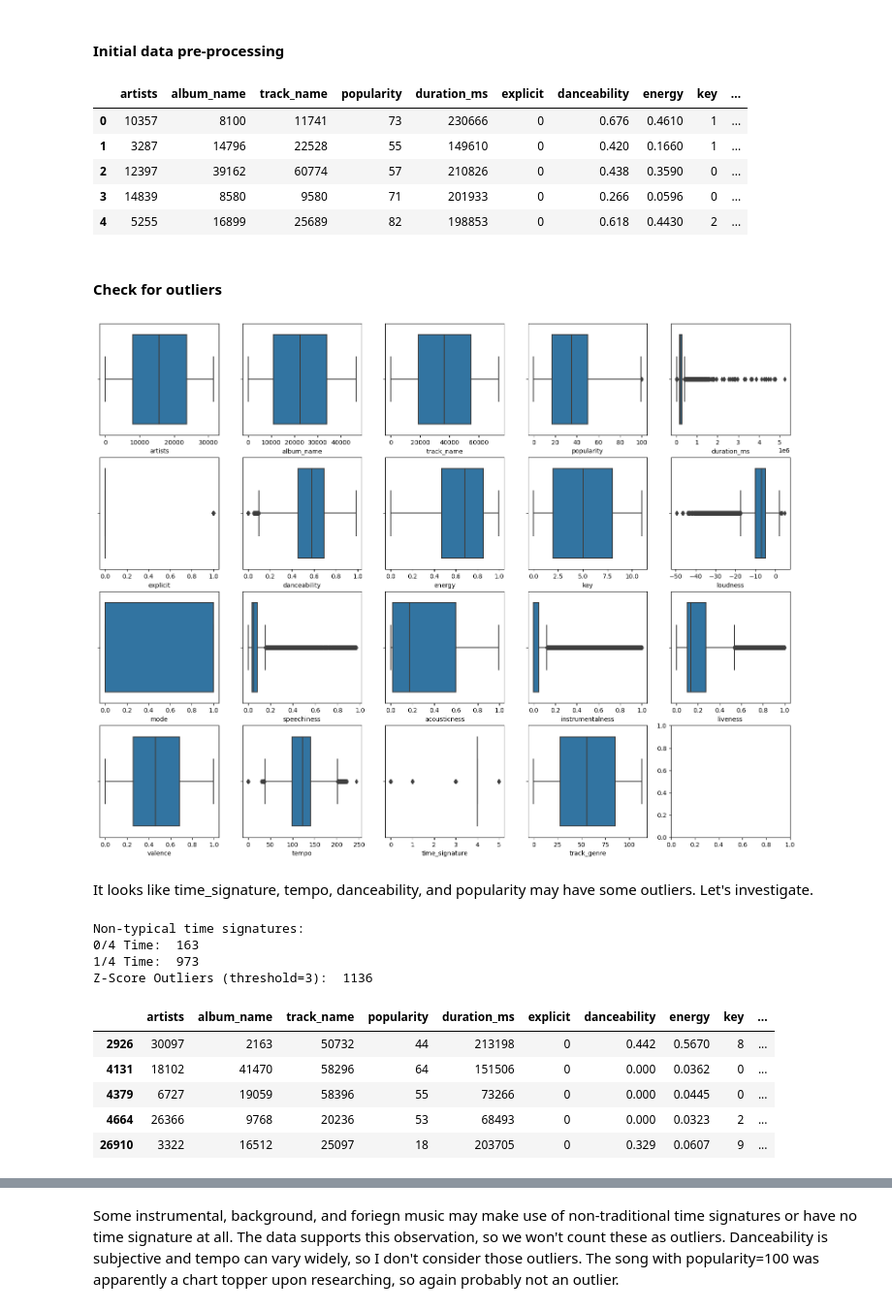
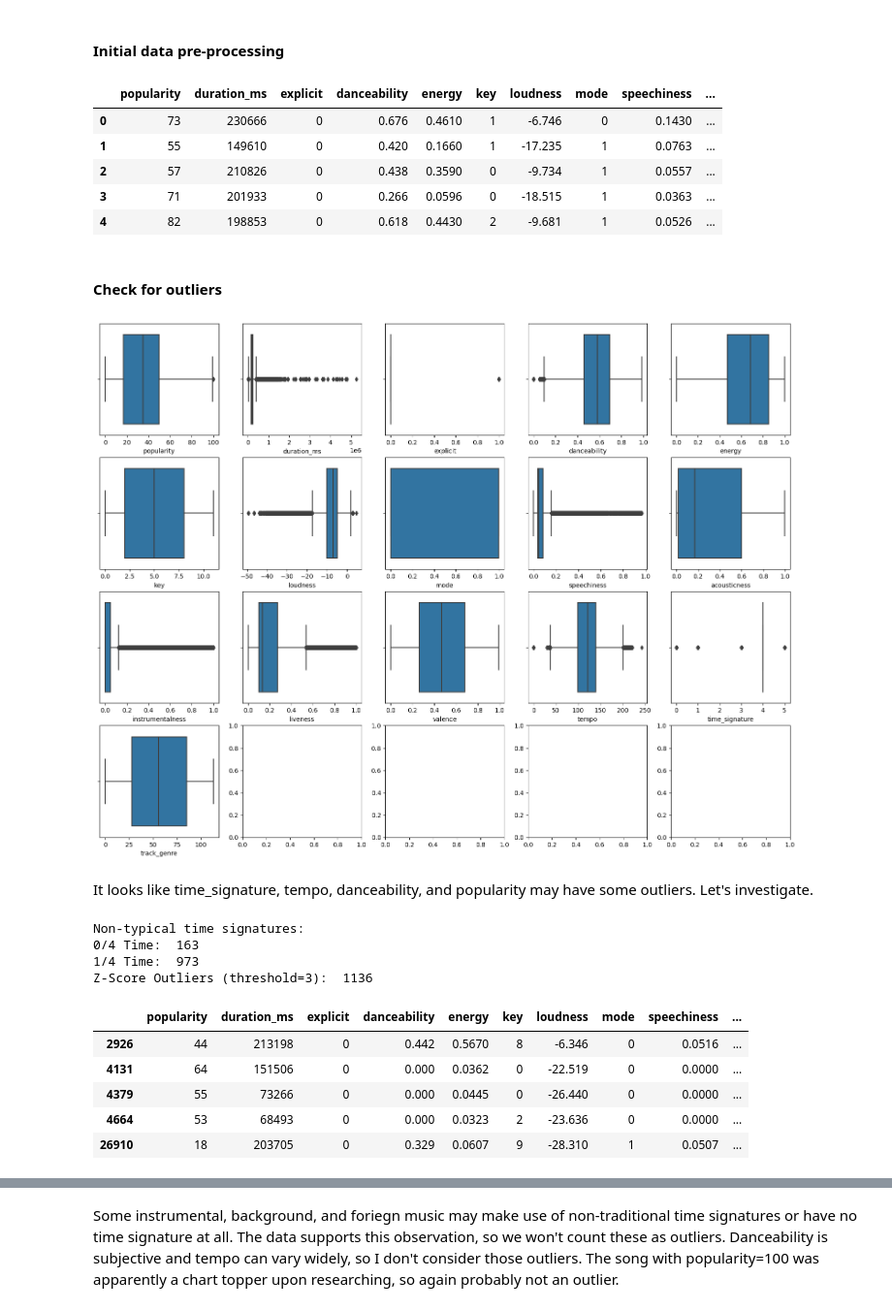
Before and after one commit to foozbat/datascience-spotify, a Jupyter notebook: Spotify Exercise Notebook.ipynb, the cells around one changed output, grey strips where cells are left out. Shown at 97% size. Drawn from its saved outputs; the diff is of its cells as text; code cells hidden in the pictures.

```diff
--- a/EDA.ipynb
+++ b/Spotify Exercise Notebook.ipynb
@@ -57,32 +64,30 @@ df[df.isnull().any(axis=1)]
 # %%
 # drop null values
 df.dropna(inplace=True)
 
 # drop columns with unique identifiers or non-categorical text values
 #df2 = df.drop(columns=['track_id', 'track_name', 'album_name','artists'])
 
 # convert non-numeric values to numeric
 df['explicit'] = df['explicit'].astype(int)
 
 le = LabelEncoder()
 
-# Encode the 'artists', 'album_name', and 'track_name' columns
-df['artists'] = le.fit_transform(df['artists'])
-df['album_name'] = le.fit_transform(df['album_name'])
-df['track_name'] = le.fit_transform(df['track_name'])
+# Encode the 'track_genre' column
 df['track_genre'] = le.fit_transform(df['track_genre'])
 
 # get rid of the redundant ID column since it matches the DF ID
-df = df.drop(df.columns[0:2], axis=1)
+df = df.drop(df.columns[0:5], axis=1)
+#df.drop(['Unnamed: 0', 'track_id', 'artists', 'album_name', 'track_name'], axis=1)
 
 df.head()
 # %% [output]
-|  | artists | album_name | track_name | popularity | duration_ms | explicit | danceability | energy | key | ... |
-| 0 | 10357 | 8100 | 11741 | 73 | 230666 | 0 | 0.676 | 0.4610 | 1 | ... |
-| 1 | 3287 | 14796 | 22528 | 55 | 149610 | 0 | 0.420 | 0.1660 | 1 | ... |
-| 2 | 12397 | 39162 | 60774 | 57 | 210826 | 0 | 0.438 | 0.3590 | 0 | ... |
-| 3 | 14839 | 8580 | 9580 | 71 | 201933 | 0 | 0.266 | 0.0596 | 0 | ... |
-| 4 | 5255 | 16899 | 25689 | 82 | 198853 | 0 | 0.618 | 0.4430 | 2 | ... |
+|  | popularity | duration_ms | explicit | danceability | energy | key | loudness | mode | speechiness | ... |
+| 0 | 73 | 230666 | 0 | 0.676 | 0.4610 | 1 | -6.746 | 0 | 0.1430 | ... |
+| 1 | 55 | 149610 | 0 | 0.420 | 0.1660 | 1 | -17.235 | 1 | 0.0763 | ... |
+| 2 | 57 | 210826 | 0 | 0.438 | 0.3590 | 0 | -9.734 | 1 | 0.0557 | ... |
+| 3 | 71 | 201933 | 0 | 0.266 | 0.0596 | 0 | -18.515 | 1 | 0.0363 | ... |
+| 4 | 82 | 198853 | 0 | 0.618 | 0.4430 | 2 | -9.681 | 1 | 0.0526 | ... |
 # %% [markdown]
 #### Check for outliers
 # %%
@@ -94,7 +99,7 @@ for i, feature in enumerate(features):
     sns.boxplot(x=df[feature], ax=axs[i//5, i%5])
 plt.show()
 # %% [output]
-[figure, old version]
+[figure, new version]
 # %% [markdown]
 It looks like time_signature, tempo, danceability, and popularity may have some outliers.  Let's investigate.
 # %%
@@ -112,12 +117,12 @@ Non-typical time signatures:
 0/4 Time:  163
 1/4 Time:  973
 Z-Score Outliers (threshold=3):  1136
-|  | artists | album_name | track_name | popularity | duration_ms | explicit | danceability | energy | key | ... |
-| 2926 | 30097 | 2163 | 50732 | 44 | 213198 | 0 | 0.442 | 0.5670 | 8 | ... |
-| 4131 | 18102 | 41470 | 58296 | 64 | 151506 | 0 | 0.000 | 0.0362 | 0 | ... |
-| 4379 | 6727 | 19059 | 58396 | 55 | 73266 | 0 | 0.000 | 0.0445 | 0 | ... |
-| 4664 | 26366 | 9768 | 20236 | 53 | 68493 | 0 | 0.000 | 0.0323 | 2 | ... |
-| 26910 | 3322 | 16512 | 25097 | 18 | 203705 | 0 | 0.329 | 0.0607 | 9 | ... |
+|  | popularity | duration_ms | explicit | danceability | energy | key | loudness | mode | speechiness | ... |
+| 2926 | 44 | 213198 | 0 | 0.442 | 0.5670 | 8 | -6.346 | 0 | 0.0516 | ... |
+| 4131 | 64 | 151506 | 0 | 0.000 | 0.0362 | 0 | -22.519 | 0 | 0.0000 | ... |
+| 4379 | 55 | 73266 | 0 | 0.000 | 0.0445 | 0 | -26.440 | 0 | 0.0000 | ... |
+| 4664 | 53 | 68493 | 0 | 0.000 | 0.0323 | 2 | -23.636 | 0 | 0.0000 | ... |
+| 26910 | 18 | 203705 | 0 | 0.329 | 0.0607 | 9 | -28.310 | 1 | 0.0507 | ... |
 # %%
 df[df['popularity'] == 100]
 # %% [output]
```
Also changed, not shown: parts of 20 cells of this notebook, 1 other file.
